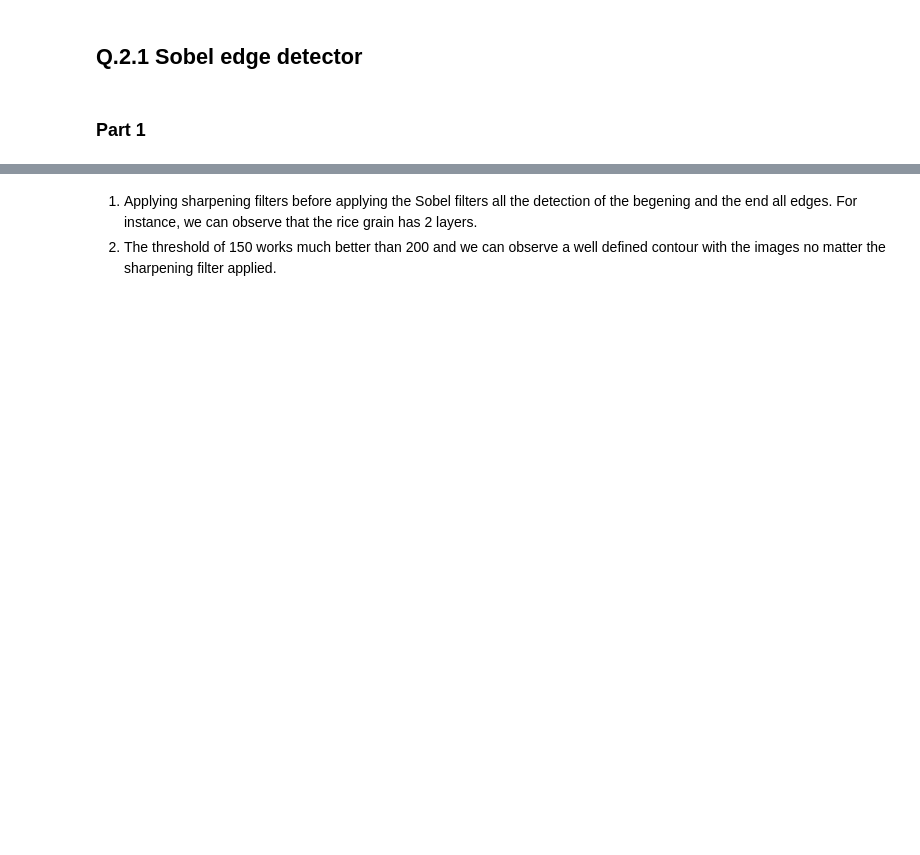
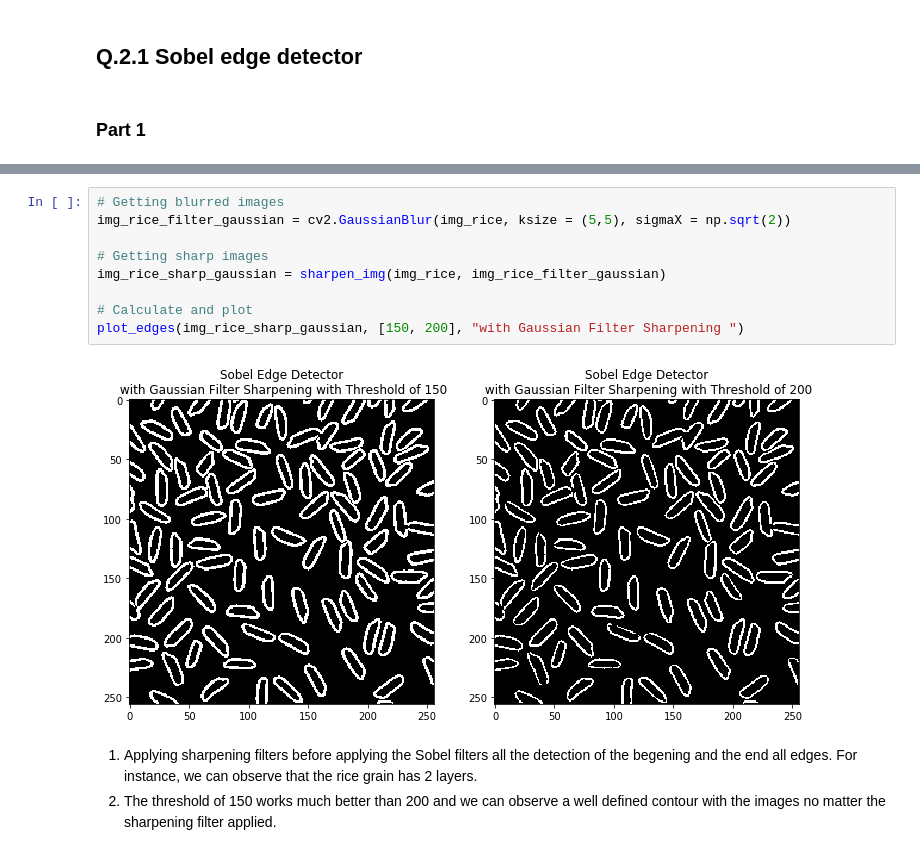
Before and after one commit to tristantoupin/ECSE415-ComputerVision, a Jupyter notebook: 1_assignment/notebooks/Q.2.ipynb, the cells around one changed output, grey strips where cells are left out. Cells and saved outputs as stored; diff of their text form; blank space fills up the shorter version.

```diff
--- a/1_assignment/notebooks/Q.2.ipynb
+++ b/1_assignment/notebooks/Q.2.ipynb
@@ -103,3 +60,14 @@ print_images([(thresh150_all_Gaussian, 'Sobel all axis w/ Gaussian (th: 150)'),
+# %%
+# Getting blurred images
+img_rice_filter_gaussian = cv2.GaussianBlur(img_rice, ksize = (5,5), sigmaX = np.sqrt(2))
+
+# Getting sharp images
+img_rice_sharp_gaussian = sharpen_img(img_rice, img_rice_filter_gaussian)
+
+# Calculate and plot
+plot_edges(img_rice_sharp_gaussian, [150, 200], "with Gaussian Filter Sharpening ")
+# %% [output]
+[figure, added]
 # %% [markdown]
 1. Applying sharpening filters before applying the Sobel filters all the detection of the begening and the end all edges. For instance, we can observe that the rice grain has 2 layers.
 2. The threshold of 150 works much better than 200 and we can observe a well defined contour with the images no matter the sharpening filter applied.
```
Also changed, not shown: parts of 9 cells of this notebook.
